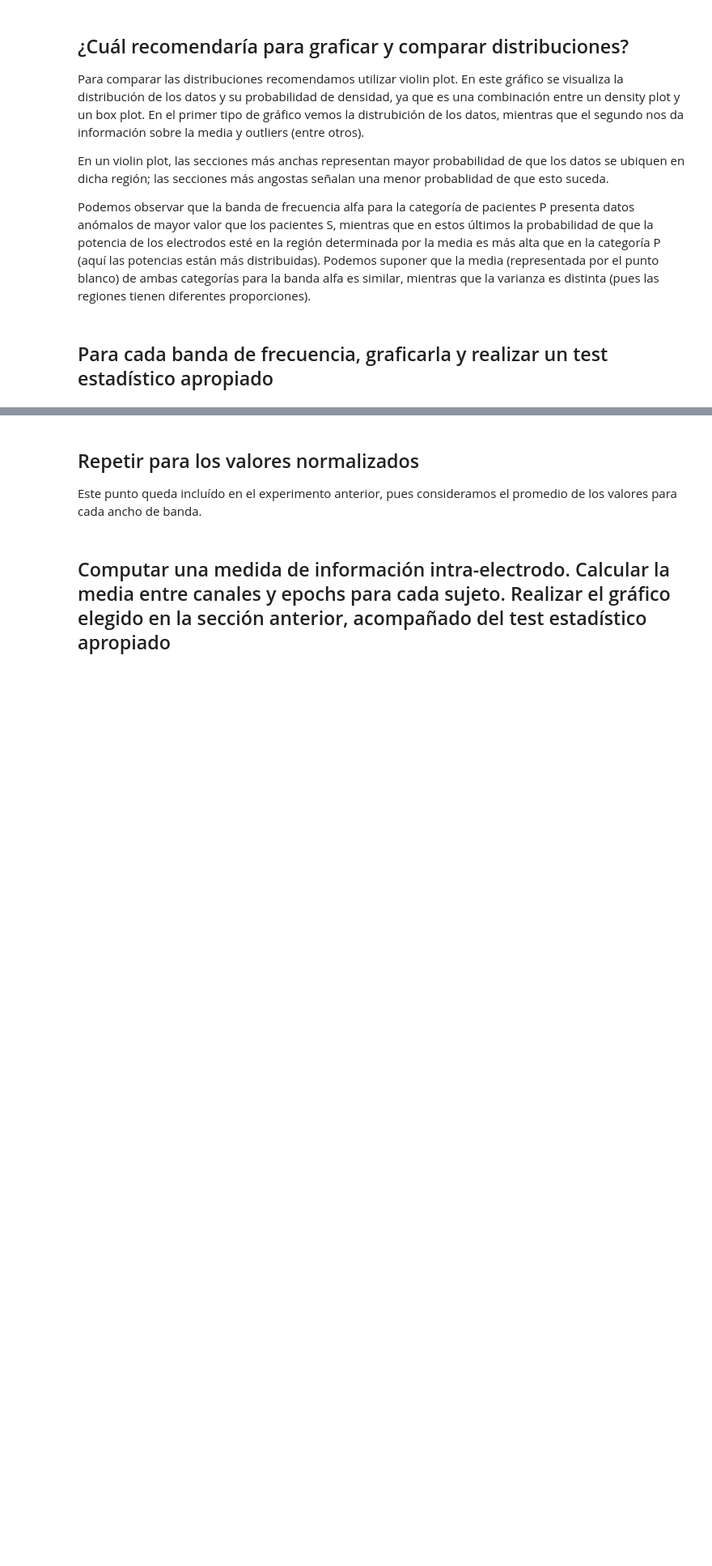
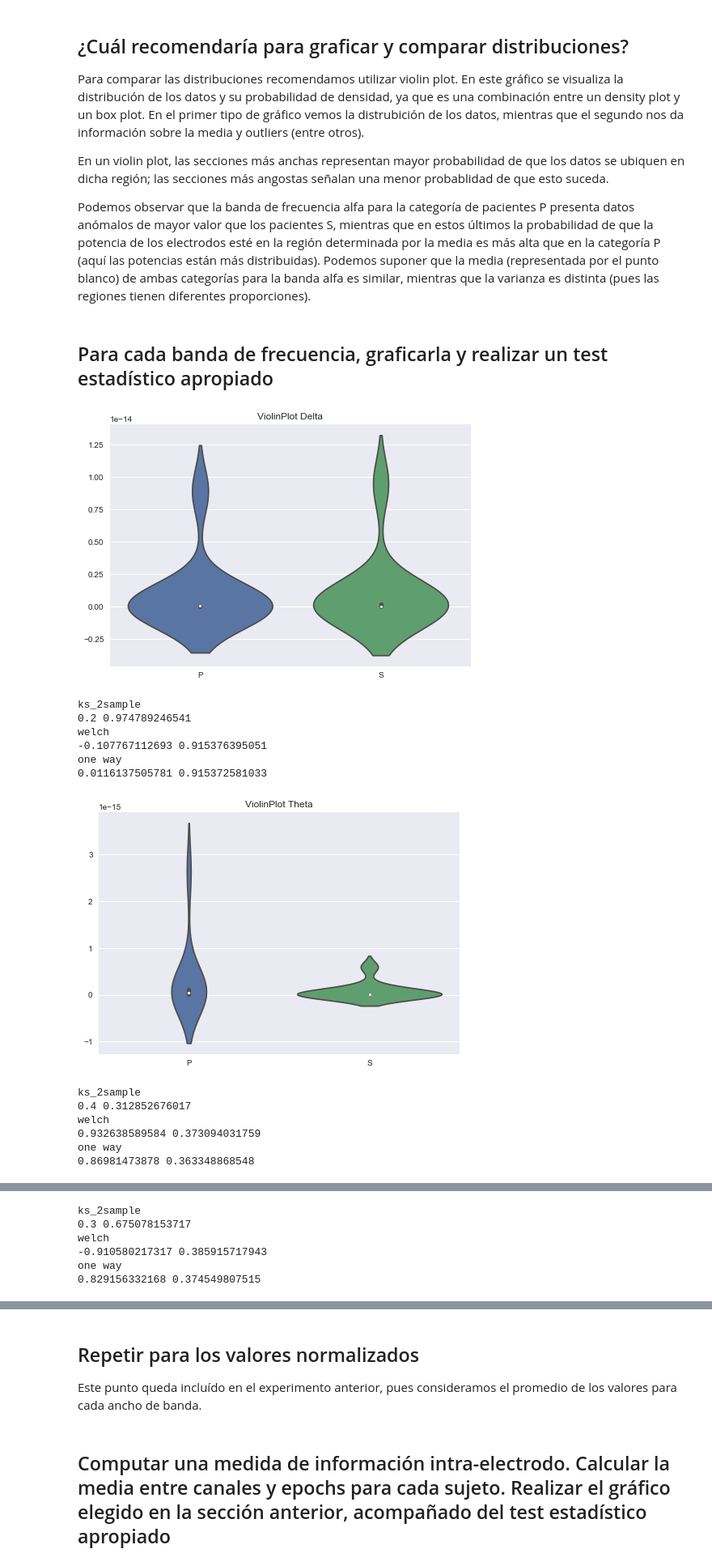
Before and after one commit to santiago-mb/data-science, a Jupyter notebook: wip/tp2/tp2.ipynb, the cells around one changed output, grey strips where cells are left out. Shown at 81% size. Drawn from its saved outputs; the diff is of its cells as text; code cells hidden in the pictures; blank space fills up the shorter version.

```diff
--- a/wip/tp2/tp2.ipynb
+++ b/wip/tp2/tp2.ipynb
@@ -18,7 +19,7 @@ import math
 x = (sc.io.loadmat('datasetP/P02.mat'))['data']
 
 epochs = len(x)
-# epochs = 2
+# epochs = 1
 electrodes = 256
 measures = 201
 
@@ -28,10 +29,11 @@ fig, ax = plt.subplots(figsize=(20,5))
 
 for i in range(epochs):
     epoch = pd.DataFrame(x[i])
-    fourier = sc.signal.welch(epoch.loc[[7, 43, 79, 130, 184]].mean(), nperseg=measures, fs = 200)
+    fourier = sc.signal.welch(epoch.loc[[7, 43, 79, 130, 184]].mean(), nperseg=measures, fs = 201)
     if powersDF is None:
         powersDF = pd.DataFrame(index = np.round(fourier[0], 2))
     powersDF[i] = pd.Series(fourier[1], index = powersDF.index)
+
 sns.heatmap(powersDF[powersDF.index < 50], cmap = 'viridis', cbar_kws = {'label': r'$\frac{V^{2}}{Hz}$'})
 plt.xlabel('Epochs')
 plt.ylabel('Frecuencia (Hz)')
@@ -52,12 +54,15 @@ names = list(map((lambda x: ('0'+ str(x))[-2:]), range(1,11)))
 datasets = ['datasetP/P', 'datasetS/S']
 # datasets = ['datasetP/P']
 
+meanDFs = []
 subjectsDelta = []
 subjectsTheta = []
 subjectsAlpha = []
 subjectsBeta = []
 subjectsGamma = []
 bandNames = ['Delta', 'Theta', 'Alpha', 'Beta', 'Gamma']
+
+considerateInBins = []
 
 df = pd.DataFrame(columns = bandNames)
 
@@ -69,15 +74,23 @@ for dataset in datasets:
         measures = 201
 
         epochAcum = None
+        epochAcumDF = None
         for i in range(epochs):
-            epoch = (pd.DataFrame(x[i])).sum()
+            dfe = pd.DataFrame(x[i])
+            epoch = dfe.sum()
             if epochAcum is None:
+                epochAcumDF = dfe
                 epochAcum = epoch
             else:
+                epochAcumDF = epochAcumDF.add(dfe)
                 epochAcum = epochAcum.add(epoch)
+            if np.random.random_sample() * 100 < 5:
+                considerateInBins.append(dfe)
 
         epochAcum = epochAcum.divide(epochs * electrodes)
-        fourier = sc.signal.welch(epochAcum, nperseg=measures, fs = 200)
+        epochAcumDF = epochAcumDF.divide(epochs)
+        meanDFs.append(epochAcumDF)
+        fourier = sc.signal.welch(epochAcum, nperseg=measures, fs = 201)
         frecs = fourier[0]
         powers = fourier[1]
         theta = next(i for i, v in enumerate(frecs) if v >= thetaRange[0] and v < thetaRange[1])
@@ -122,23 +163,41 @@ Podemos observar que la banda de frecuencia alfa para la categoría de pacientes
 # %%
 formula = 'Value ~ C(Band) + C(Type) + C(Band):C(Type)'
 subjectsBands = [subjectsDelta, subjectsTheta, subjectsAlpha, subjectsBeta, subjectsGamma]
 dfGeneral = pd.DataFrame()
 for i, subjectsBand in enumerate(subjectsBands):
-    df = pd.DataFrame({'P': subjectsBand[:10], 'S': subjectsBand[10:], 'Band': bandNames[i]})
+    df = pd.DataFrame({'P': subjectsBand[:10], 'S': subjectsBand[10:]})
     dfCustomP = pd.DataFrame({'Value': subjectsBand[:10], 'Type': 'P', 'Band': bandNames[i]})
     dfCustomS = pd.DataFrame({'Value': subjectsBand[10:], 'Type': 'S', 'Band': bandNames[i]})
     dfGeneral = dfGeneral.append(dfCustomP)
     dfGeneral = dfGeneral.append(dfCustomS)
     sns.violinplot(data = df)
     plt.title('ViolinPlot ' + bandNames[i])
     plt.show()
+    t, p = sc.stats.ks_2samp(df['P'], df['S'])
+    print ('ks_2sample')
+    print t, p
     t, p = sc.stats.ttest_ind(df['P'], df['S'], equal_var = False)
-    print('welch')
-    print(t, p)
+    print 'welch'
+    print t, p
     s, p = sc.stats.f_oneway(df['P'], df['S'])
-    print('one way')
-    print(s, p)
+    print 'one way'
+    print s, p
 
 model = ols(formula, dfGeneral).fit()
 aov_table = statsmodels.stats.anova.anova_lm(model, typ=2)
 print(aov_table)
+# %% [output]
+[figure, added]
+ks_2sample
+0.2 0.974789246541
+welch
+-0.107767112693 0.915376395051
+one way
+0.0116137505781 0.915372581033
+[figure, added]
+ks_2sample
+0.4 0.312852676017
+welch
+0.932638589584 0.373094031759
+one way
+0.86981473878 0.363348868548
@@ -144,0 +205,6 @@ print(aov_table)
+ks_2sample
+0.3 0.675078153717
+welch
+-0.910580217317 0.385915717943
+one way
+0.829156332168 0.374549807515
```
Also changed, not shown: parts of 8 cells of this notebook.
